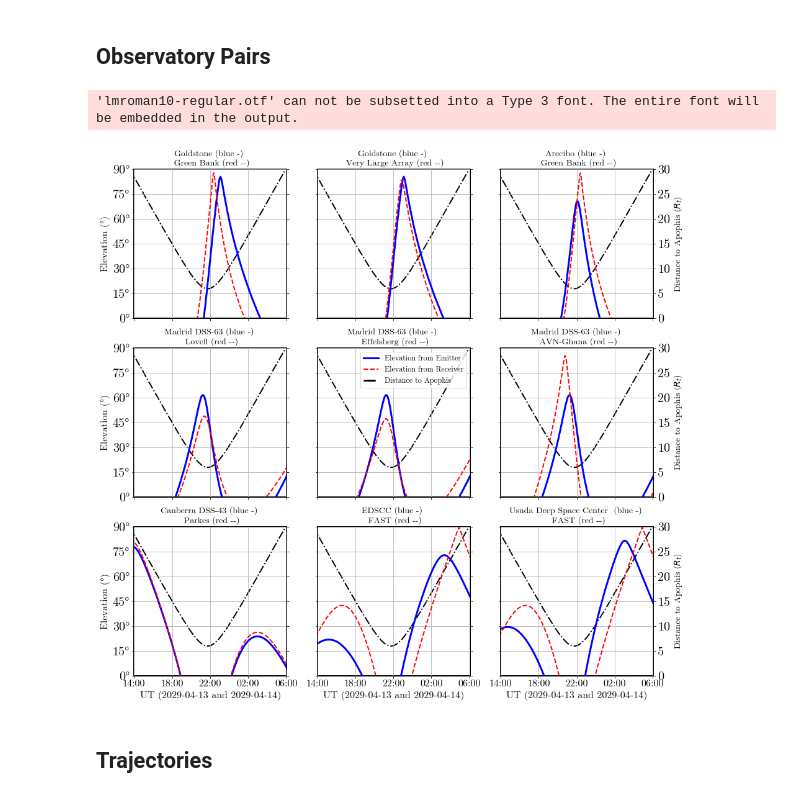
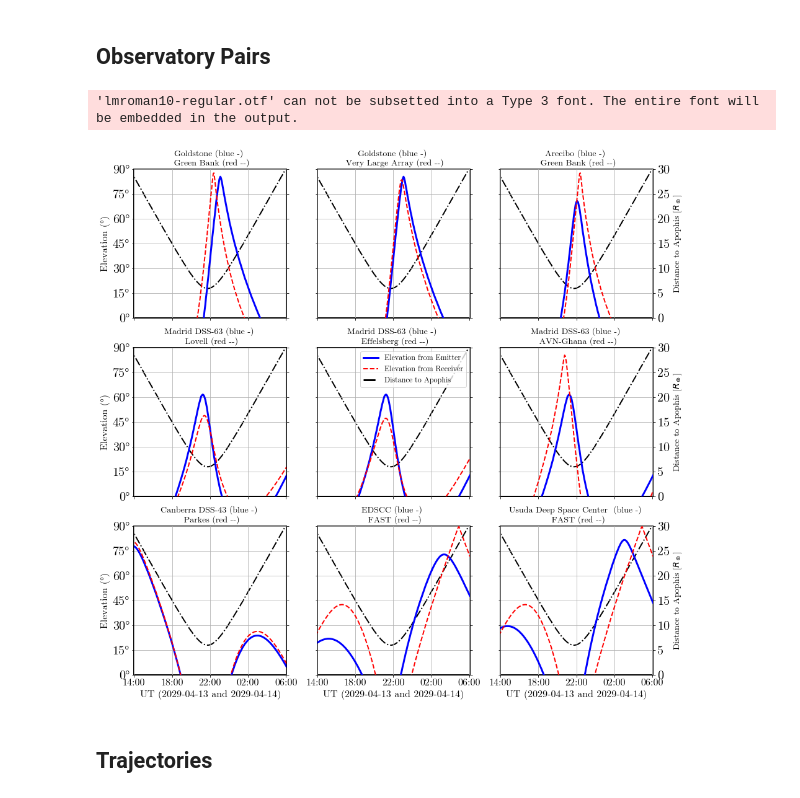
Before and after one commit to AgustinVallejo/Apophis, a Jupyter notebook: New Notebooks/0. Graphs.ipynb, the cells around one changed output. Saved outputs shown, nothing was run; the diff lists cells and outputs as text; code cells hidden in the pictures.

```diff
--- a/New Notebooks/0. Graphs.ipynb
+++ b/New Notebooks/0. Graphs.ipynb
@@ -210,35 +210,35 @@ for i,pairobs in enumerate(radio_pairs):
 
     ax = axs.flat[i]
     ax2=ax.twinx()
 
     ax2.plot(ephemeris['hours'],ephemeris['delta (Rt)'],'k-.',lw=2)
     ax2.set_yticks([])
 
     ax.set_title(f"{obs1['Name']} (blue -) \n {obs2['Name']} (red --)",size=14)
     ax.plot(ephemeris['hours'],pair['elevation1'],label=f"Elevation from Emitter",lw=3,color='b')
     ax.plot(ephemeris['hours'],pair['elevation2'],'--',label=f"Elevation from Receiver",lw=2,color='r')
     ax.plot([-100],[-100],'k-.',label='Distance to Apophis',lw=3)
     # ax.set_ylabel("Apophis' Elevation (°)",size=14)
     axes(ax,i)
 
     yticks = list(range(0,31,5))
     ax2.set_yticks(yticks)
     ax2.set_yticklabels([])
     ax2.set_ylim([0,30])
 
     if (i+1)%3==0:
-        ax2.set_ylabel("Distance to Apophis ($R_t$)",size=14)
+        ax2.set_ylabel("Distance to Apophis [$R_\oplus$]",size=14)
         ax2.set_yticklabels(yticks)
 
     ax.set_zorder(ax2.get_zorder()+1)
     ax.set_frame_on(False)
 
 name = "../Figures/fig4_pairs"
 plt.savefig(name+".pdf",bbox_inches='tight')
 plt.savefig(name+".png",bbox_inches='tight')
 # %% [output]
 'lmroman10-regular.otf' can not be subsetted into a Type 3 font. The entire font will be embedded in the output.
-[figure, old version]
+[figure, new version]
 # %% [markdown]
 ## Trajectories
 # %%
```
Also changed, not shown: parts of 8 cells of this notebook, 16 other files.
